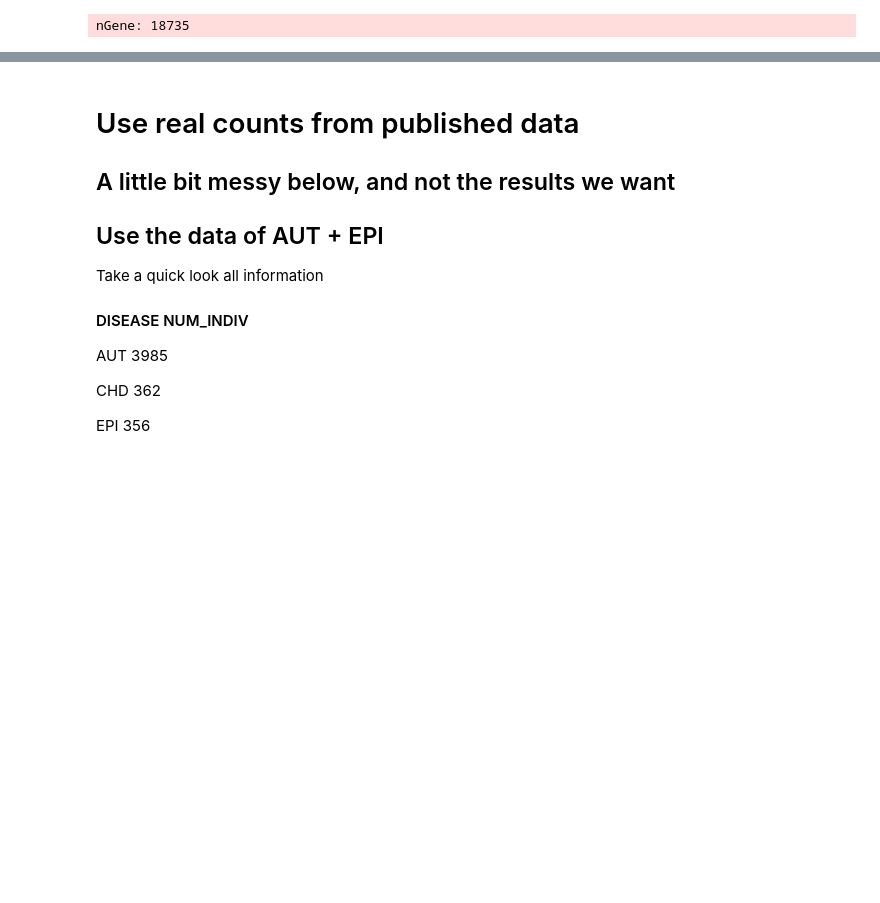
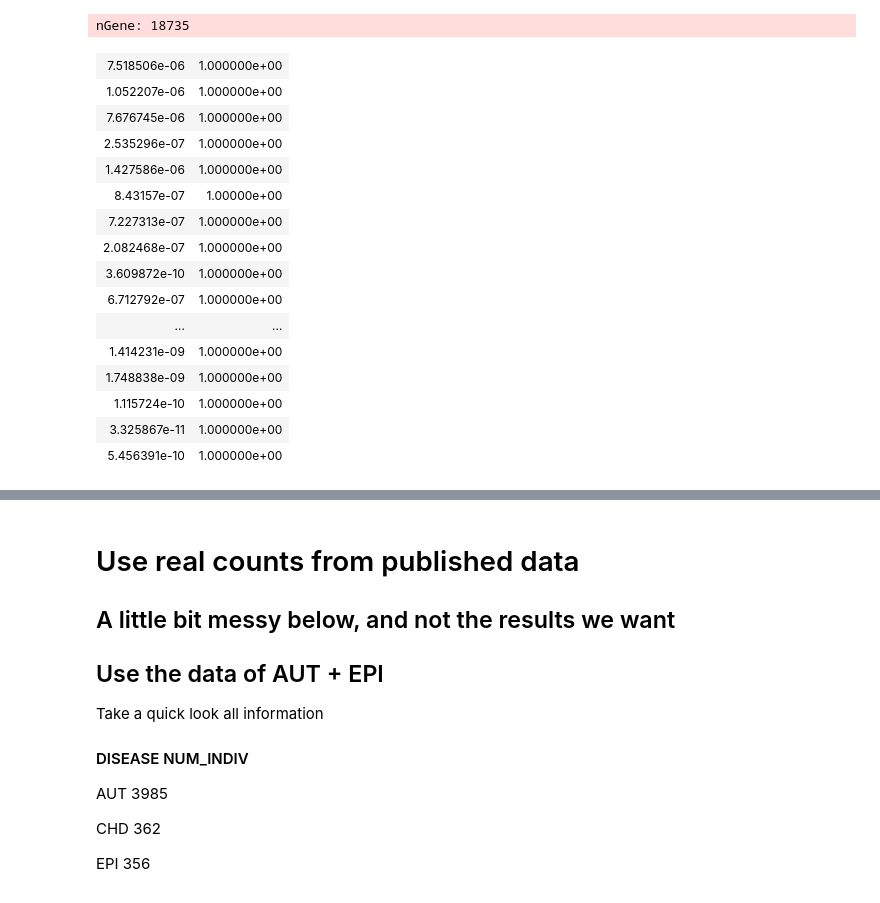
Before and after one commit to hoangtn/extTADA, a Jupyter notebook: test_count_genes.ipynb, the cells around one changed output, grey strips where cells are left out. Drawn from its saved outputs; the diff is of its cells as text; code cells hidden in the pictures; blank space fills up the shorter version.

```diff
--- a/test_count_genes.ipynb
+++ b/test_count_genes.ipynb
@@ -85,0 +92,20 @@ nGene: 18735
+# %%
+t2 <- t(apply(allOut2, 2, range)) ##Take a look at the smallest p of RR = 1
+t2
+# %% [output]
+| 7.518506e-06 | 1.000000e+00 |
+| 1.052207e-06 | 1.000000e+00 |
+| 7.676745e-06 | 1.000000e+00 |
+| 2.535296e-07 | 1.000000e+00 |
+| 1.427586e-06 | 1.000000e+00 |
+| 8.43157e-07 | 1.00000e+00 |
+| 7.227313e-07 | 1.000000e+00 |
+| 2.082468e-07 | 1.000000e+00 |
+| 3.609872e-10 | 1.000000e+00 |
+| 6.712792e-07 | 1.000000e+00 |
+| ... | ... |
+| 1.414231e-09 | 1.000000e+00 |
+| 1.748838e-09 | 1.000000e+00 |
+| 1.115724e-10 | 1.000000e+00 |
+| 3.325867e-11 | 1.000000e+00 |
+| 5.456391e-10 | 1.000000e+00 |
```
Also changed, not shown: parts of 8 cells of this notebook.
